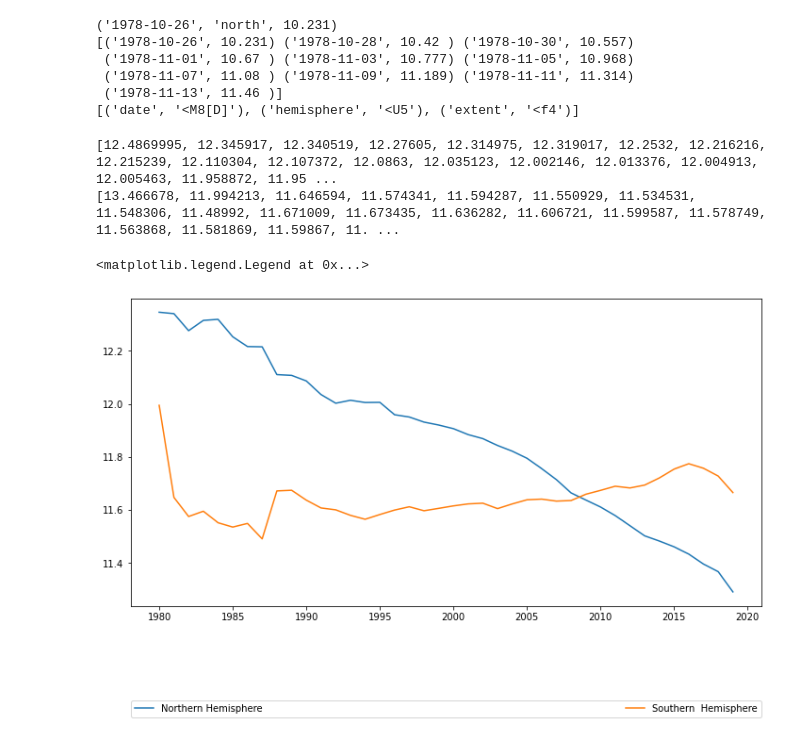
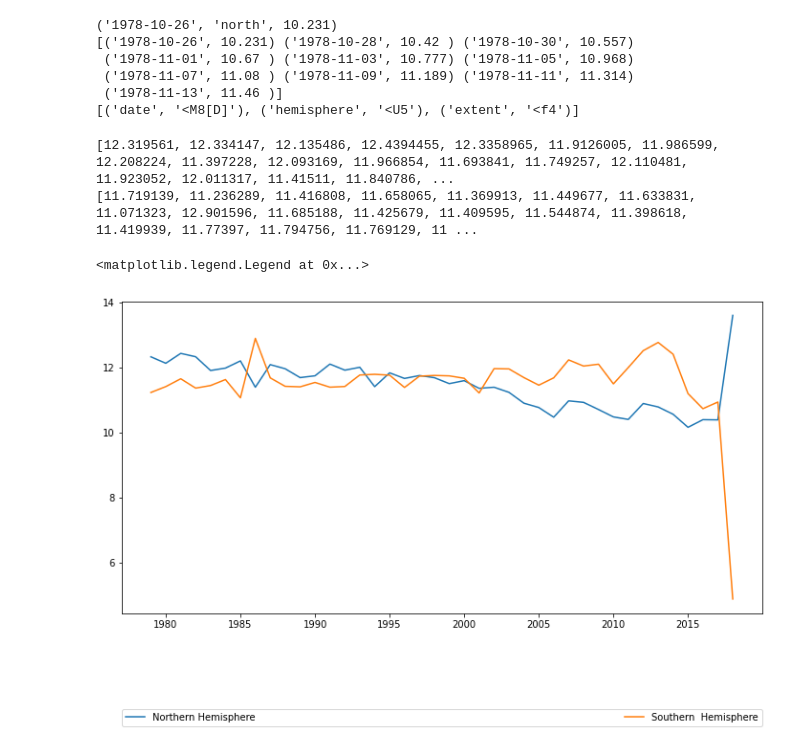
Before and after one commit to eyalnus/Python-Data, a Jupyter notebook: NumPy-full.ipynb, the cells around one changed output. Saved outputs shown, nothing was run; the diff lists cells and outputs as text; code cells hidden in the pictures.

Commit message:
fixing years

```diff
--- a/NumPy-full.ipynb
+++ b/NumPy-full.ipynb
@@ -798,9 +789,9 @@ print(years)
 # %%
 dates = []
 extents = {"n":[], "s":[]}
-for y in years[1:]:
-    nind = np.where(n_date < y)
-    sind = np.where(s_date < y)
+for y in years:
+    nind = np.where(n_date.astype('datetime64[Y]') == y)
+    sind = np.where(s_date.astype('datetime64[Y]') == y)
     dates.append(n_date[nind ])
     extents["s"].append(s_extent[sind].mean())
     extents["n"].append(n_extent[nind].mean())
@@ -895,19 +886,20 @@ print(ice_array.dtype)
 # %%
 averages =  {"n":[], "s":[]}
 for y in years[1:]:
-    averages["n"].append(ice_array[(ice_array['date']<y) & (ice_array['hemisphere']=="north")]['extent'].mean())
-    averages["s"].append(ice_array[(ice_array['date']<y) & (ice_array['hemisphere']=="south")]['extent'].mean())
+    year = (ice_array['date'].astype('datetime64[Y]') == y)
+    averages["n"].append(ice_array[ year & (ice_array['hemisphere']=="north")]['extent'].mean())
+    averages["s"].append(ice_array[ year & (ice_array['hemisphere']=="south")]['extent'].mean())
 print(averages["n"])
 print(averages["s"])
 # %% [output]
-[12.4869995, 12.345917, 12.340519, 12.27605, 12.314975, 12.319017, 12.2532, 12.216216, 12.215239, 12.110304, 12.107372, 12.0863, 12.035123, 12.002146, 12.013376, 12.004913, 12.005463, 11.958872, 11.95 ...
-[13.466678, 11.994213, 11.646594, 11.574341, 11.594287, 11.550929, 11.534531, 11.548306, 11.48992, 11.671009, 11.673435, 11.636282, 11.606721, 11.599587, 11.578749, 11.563868, 11.581869, 11.59867, 11. ...
+[12.319561, 12.334147, 12.135486, 12.4394455, 12.3358965, 11.9126005, 11.986599, 12.208224, 11.397228, 12.093169, 11.966854, 11.693841, 11.749257, 12.110481, 11.923052, 12.011317, 11.41511, 11.840786, ...
+[11.719139, 11.236289, 11.416808, 11.658065, 11.369913, 11.449677, 11.633831, 11.071323, 12.901596, 11.685188, 11.425679, 11.409595, 11.544874, 11.398618, 11.419939, 11.77397, 11.794756, 11.769129, 11 ...
 # %%
 fig=plt.figure(figsize=(12, 6))
-plt.plot(years[2:],averages["n"][1:],label='Northern Hemisphere') # the first year has only partial data so we ignore it
-plt.plot(years[2:],averages["s"][1:],label='Southern  Hemisphere')
+plt.plot(years[1:-1],averages["n"][1:],label='Northern Hemisphere') # the first year has only partial data so we ignore it
+plt.plot(years[1:-1],averages["s"][1:],label='Southern  Hemisphere')
 plt.legend(bbox_to_anchor=(0., -.362, 1., .102), loc=3, ncol=2,
            mode="expand", borderaxespad=0.)
 # %% [output]
 <matplotlib.legend.Legend at 0x...>
-[figure, old version]
+[figure, new version]
```
Also changed, not shown: parts of 37 cells of this notebook, 2 other files.
